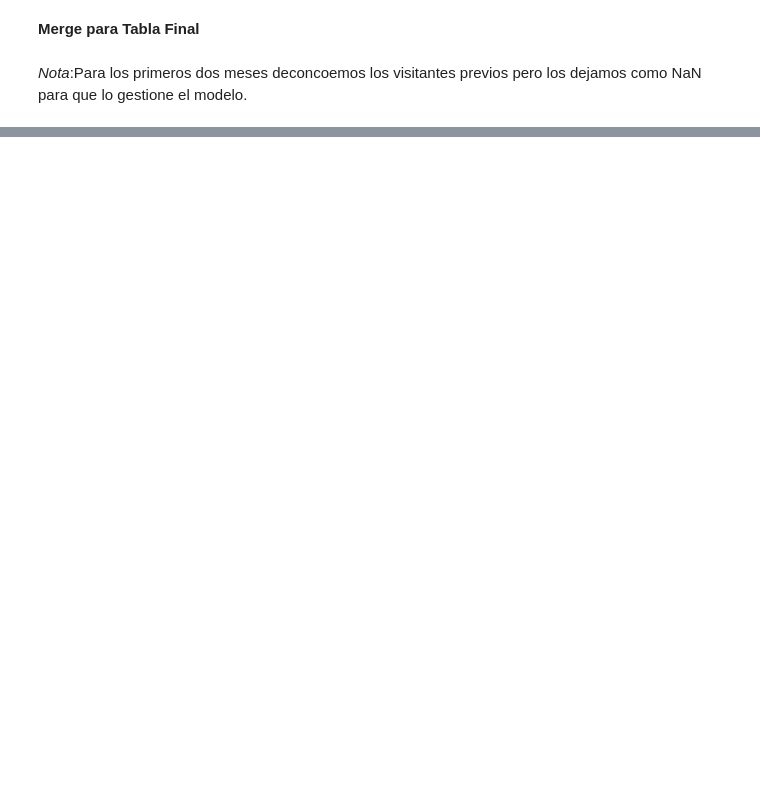
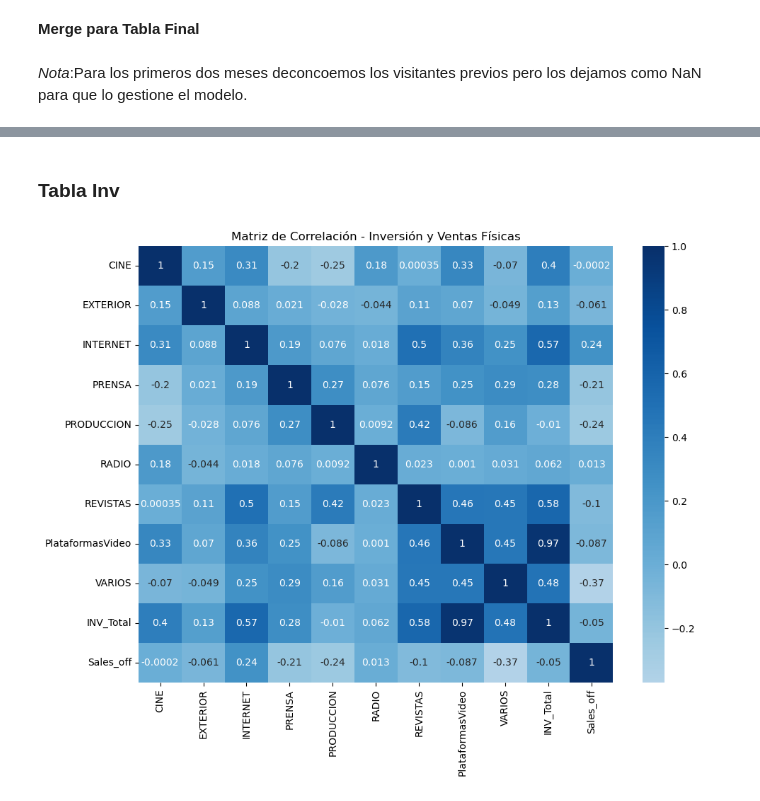
Before and after one commit to martinagg7/ia_MMM, a Jupyter notebook: notebooks/02_MMM.ipynb, the cells around one changed output, grey strips where cells are left out. Cells and saved outputs as stored; diff of their text form; code cells hidden in the pictures; blank space fills up the shorter version.

```diff
--- a/notebooks/02_MMM.ipynb
+++ b/notebooks/02_MMM.ipynb
@@ -121,0 +133,21 @@ plt.show()
+# %% [markdown]
+### Tabla Inv
+# %%
+cols_inv = [
+    'CINE', 'EXTERIOR', 'INTERNET', 'PRENSA', 'PRODUCCION',
+    'RADIO', 'REVISTAS', 'PlataformasVideo', 'VARIOS',
+    'INV_Total', 'Sales_off'
+]
+
+
+df_inv_corr = df_merge[cols_inv]
+corr_inv = df_inv_corr.corr(numeric_only=True)
+
+
+plt.figure(figsize=(10, 8))
+sns.heatmap(corr_inv, annot=True, cmap='Blues', center=0)
+plt.title("Matriz de Correlación - Inversión y Ventas Físicas")
+plt.tight_layout()
+plt.show()
+# %% [output]
+[figure, added]
```
Also changed, not shown: parts of 31 cells of this notebook, 1 other file.
